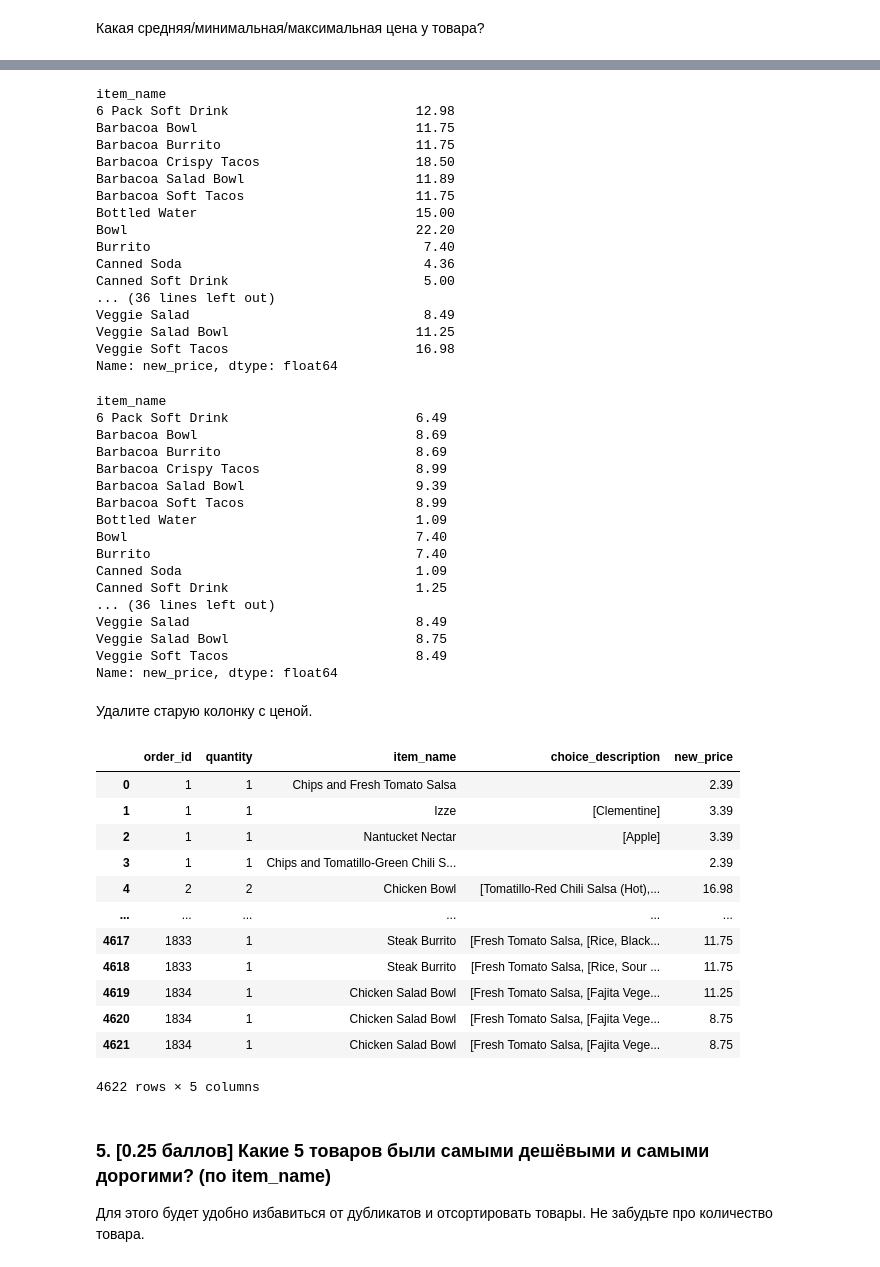
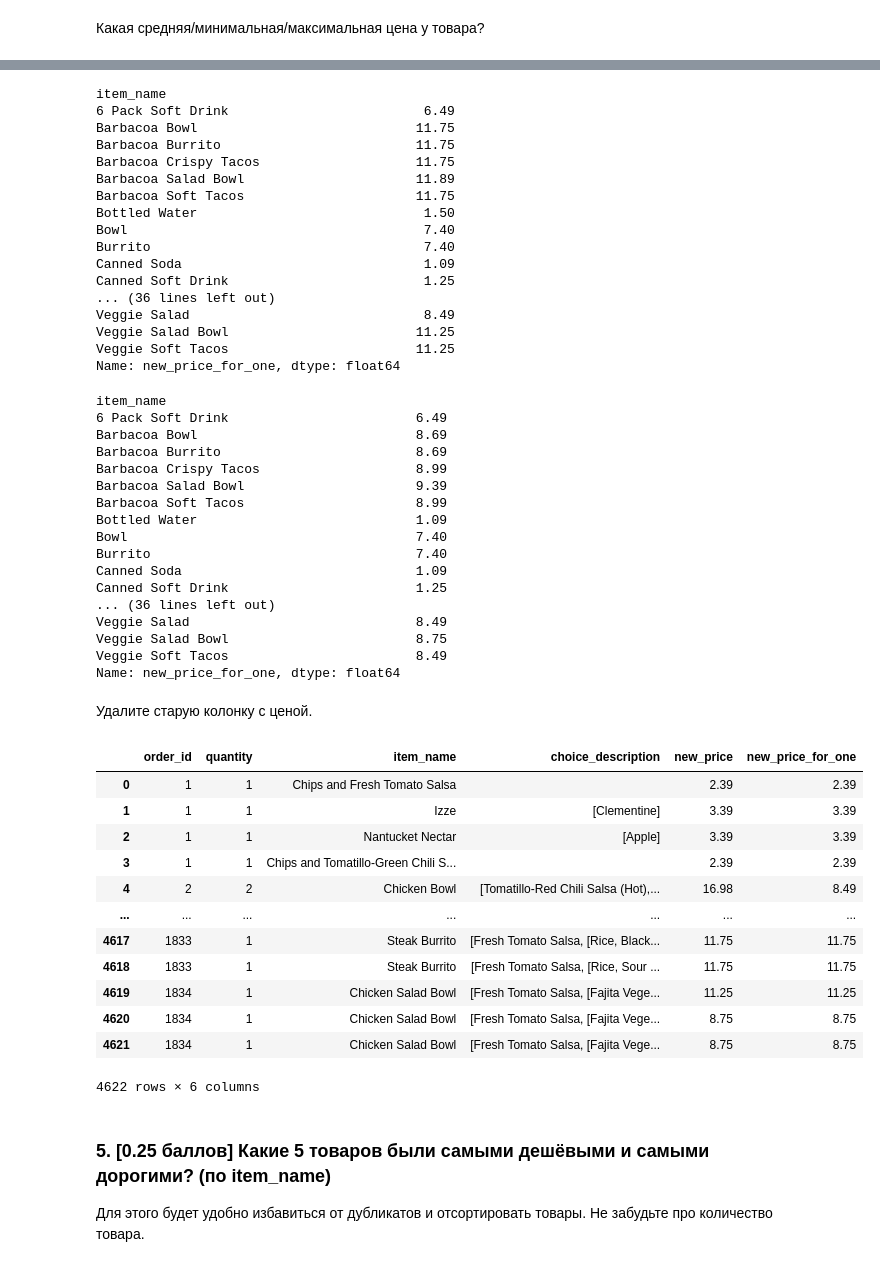
Before and after one commit to Ksenia-Leonteva/Autumn_Python_2022, a Jupyter notebook: homework_3/Pandas.ipynb, the cells around one changed output, grey strips where cells are left out. Saved outputs shown, nothing was run; the diff lists cells and outputs as text; code cells hidden in the pictures.

```diff
--- a/homework_3/Pandas.ipynb
+++ b/homework_3/Pandas.ipynb
@@ -161,0 +86,9 @@ dtype: int64
+# %%
+# your code
+pass_data_new = pass_data.copy(deep=True)
+for i in pass_data_new.columns:
+    if (pass_data_new[i].dtype == int64) or (pass_data_new[i].dtype == float64):
+        pass_data_new[i].fillna(value = 0, inplace = True)
+    if pass_data_new[i].dtype == object:
+        pass_data_new[i].fillna(value = '', inplace = True)
+pass_data_new
@@ -207,2 +163,7 @@ dtype: object
 # %% [markdown]
 Какая средняя/минимальная/максимальная цена у товара?
+# %%
+# your code
+# Добавляем столбец с ценой за одну единицу товара
+pass_data_new['new_price_for_one'] = pass_data_new['new_price'] / pass_data_new['quantity']
+pass_data_new
@@ -239,27 +215,27 @@ Name: new_price, dtype: float64
 # %%
 max_price = pass_data_new.groupby(['item_name']).max()
-max_price.new_price
+max_price.new_price_for_one
 # %% [output]
 item_name
-6 Pack Soft Drink                        12.98
+6 Pack Soft Drink                         6.49
 Barbacoa Bowl                            11.75
 Barbacoa Burrito                         11.75
-Barbacoa Crispy Tacos                    18.50
+Barbacoa Crispy Tacos                    11.75
 Barbacoa Salad Bowl                      11.89
 Barbacoa Soft Tacos                      11.75
-Bottled Water                            15.00
-Bowl                                     22.20
+Bottled Water                             1.50
+Bowl                                      7.40
 Burrito                                   7.40
-Canned Soda                               4.36
-Canned Soft Drink                         5.00
+Canned Soda                               1.09
+Canned Soft Drink                         1.25
 ... (36 lines left out)
 Veggie Salad                              8.49
 Veggie Salad Bowl                        11.25
-Veggie Soft Tacos                        16.98
-Name: new_price, dtype: float64
+Veggie Soft Tacos                        11.25
+Name: new_price_for_one, dtype: float64
 # %%
 min_price = pass_data_new.groupby(['item_name']).min()
-min_price.new_price
+min_price.new_price_for_one
 # %% [output]
 item_name
 6 Pack Soft Drink                        6.49
@@ -277,27 +253,27 @@ Canned Soft Drink                        1.25
 Veggie Salad                             8.49
 Veggie Salad Bowl                        8.75
 Veggie Soft Tacos                        8.49
-Name: new_price, dtype: float64
+Name: new_price_for_one, dtype: float64
 # %% [markdown]
 Удалите старую колонку с ценой.
 # %%
 # your code
-pass_data_new1 = pass_data_new.drop(columns = ['item_price'],axis = 1)
+pass_data_new1 = pass_data_new.drop(columns = ['item_price'])
 pass_data_new1
 # %% [output]
-|  | order_id | quantity | item_name | choice_description | new_price |
-| 0 | 1 | 1 | Chips and Fresh Tomato Salsa |  | 2.39 |
-| 1 | 1 | 1 | Izze | [Clementine] | 3.39 |
-| 2 | 1 | 1 | Nantucket Nectar | [Apple] | 3.39 |
-| 3 | 1 | 1 | Chips and Tomatillo-Green Chili S... |  | 2.39 |
-| 4 | 2 | 2 | Chicken Bowl | [Tomatillo-Red Chili Salsa (Hot),... | 16.98 |
-| ... | ... | ... | ... | ... | ... |
-| 4617 | 1833 | 1 | Steak Burrito | [Fresh Tomato Salsa, [Rice, Black... | 11.75 |
-| 4618 | 1833 | 1 | Steak Burrito | [Fresh Tomato Salsa, [Rice, Sour ... | 11.75 |
-| 4619 | 1834 | 1 | Chicken Salad Bowl | [Fresh Tomato Salsa, [Fajita Vege... | 11.25 |
-| 4620 | 1834 | 1 | Chicken Salad Bowl | [Fresh Tomato Salsa, [Fajita Vege... | 8.75 |
-| 4621 | 1834 | 1 | Chicken Salad Bowl | [Fresh Tomato Salsa, [Fajita Vege... | 8.75 |
+|  | order_id | quantity | item_name | choice_description | new_price | new_price_for_one |
+| 0 | 1 | 1 | Chips and Fresh Tomato Salsa |  | 2.39 | 2.39 |
+| 1 | 1 | 1 | Izze | [Clementine] | 3.39 | 3.39 |
+| 2 | 1 | 1 | Nantucket Nectar | [Apple] | 3.39 | 3.39 |
+| 3 | 1 | 1 | Chips and Tomatillo-Green Chili S... |  | 2.39 | 2.39 |
+| 4 | 2 | 2 | Chicken Bowl | [Tomatillo-Red Chili Salsa (Hot),... | 16.98 | 8.49 |
+| ... | ... | ... | ... | ... | ... | ... |
+| 4617 | 1833 | 1 | Steak Burrito | [Fresh Tomato Salsa, [Rice, Black... | 11.75 | 11.75 |
+| 4618 | 1833 | 1 | Steak Burrito | [Fresh Tomato Salsa, [Rice, Sour ... | 11.75 | 11.75 |
+| 4619 | 1834 | 1 | Chicken Salad Bowl | [Fresh Tomato Salsa, [Fajita Vege... | 11.25 | 11.25 |
+| 4620 | 1834 | 1 | Chicken Salad Bowl | [Fresh Tomato Salsa, [Fajita Vege... | 8.75 | 8.75 |
+| 4621 | 1834 | 1 | Chicken Salad Bowl | [Fresh Tomato Salsa, [Fajita Vege... | 8.75 | 8.75 |
-4622 rows × 5 columns
+4622 rows × 6 columns
 # %% [markdown]
 ### 5. [0.25 баллов] Какие 5 товаров были самыми дешёвыми и самыми дорогими? (по item_name)
 
```
Also changed, not shown: parts of 60 cells of this notebook, 2 other files.
